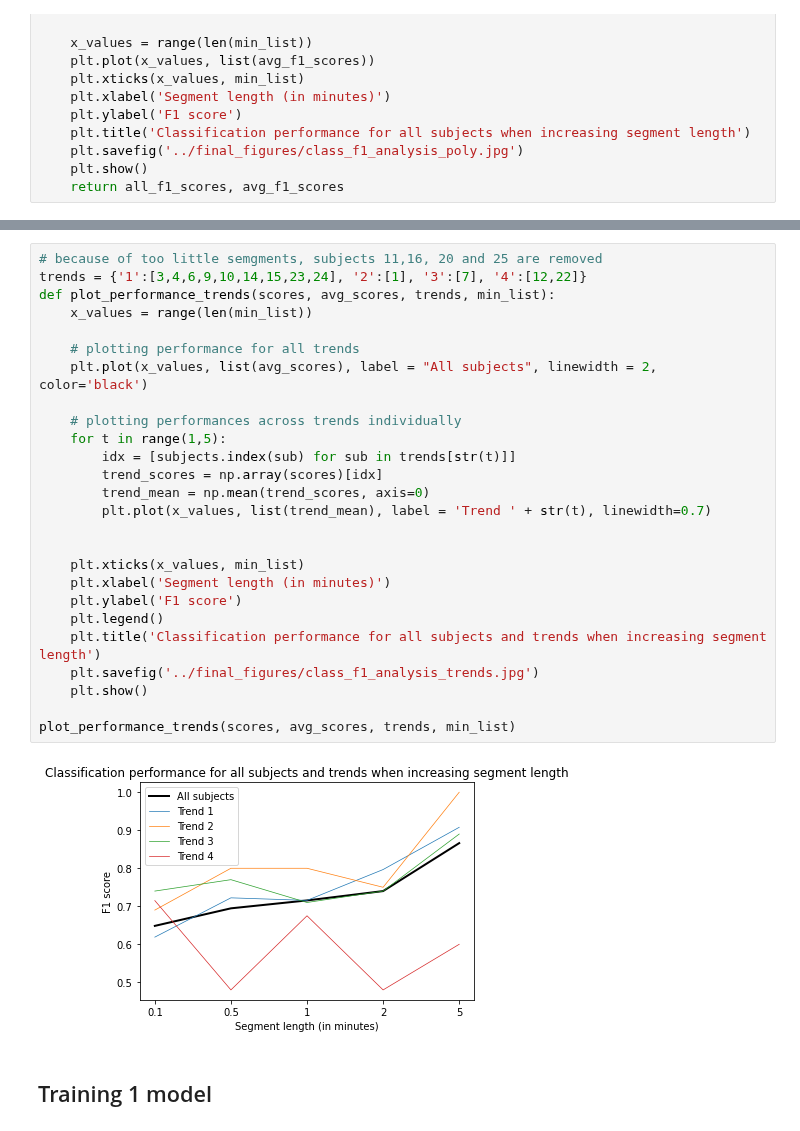
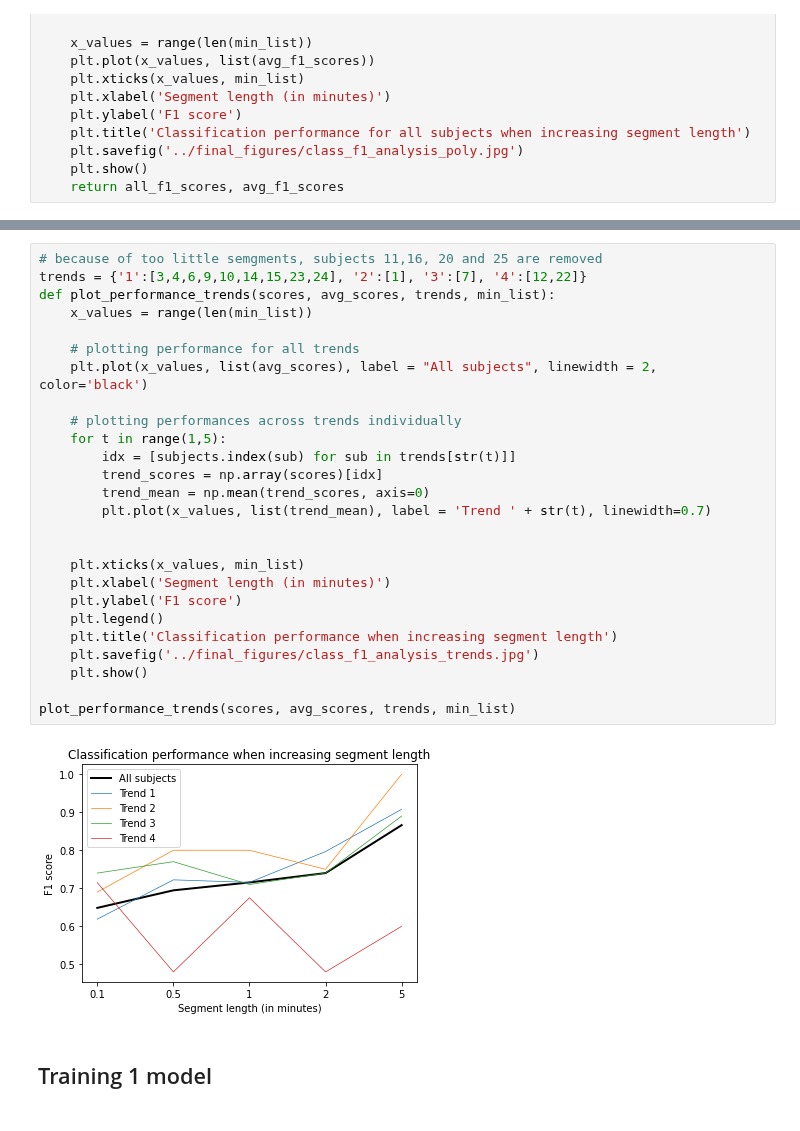
Before and after one commit to fruste/driver-drowsiness, a Jupyter notebook: code/classification.ipynb, the cells around one changed output, grey strips where cells are left out. Cells and saved outputs as stored; diff of their text form.

```diff
--- a/code/classification.ipynb
+++ b/code/classification.ipynb
@@ -139,31 +140,31 @@ SUBJECT24 DONE [0.1, 0.23, 0.29, 0.57, 1.0]
 # %%
 # because of too little semgments, subjects 11,16, 20 and 25 are removed
 trends = {'1':[3,4,6,9,10,14,15,23,24], '2':[1], '3':[7], '4':[12,22]}
 def plot_performance_trends(scores, avg_scores, trends, min_list):
     x_values = range(len(min_list))
 
     # plotting performance for all trends
     plt.plot(x_values, list(avg_scores), label = "All subjects", linewidth = 2, color='black')
 
     # plotting performances across trends individually
     for t in range(1,5):
         idx = [subjects.index(sub) for sub in trends[str(t)]]
         trend_scores = np.array(scores)[idx]
         trend_mean = np.mean(trend_scores, axis=0)
         plt.plot(x_values, list(trend_mean), label = 'Trend ' + str(t), linewidth=0.7)
 
 
     plt.xticks(x_values, min_list)
     plt.xlabel('Segment length (in minutes)')
     plt.ylabel('F1 score')
     plt.legend()
-    plt.title('Classification performance for all subjects and trends when increasing segment length')
+    plt.title('Classification performance when increasing segment length')
     plt.savefig('../final_figures/class_f1_analysis_trends.jpg')
     plt.show()
 
 plot_performance_trends(scores, avg_scores, trends, min_list)
 # %% [output]
-[figure, old version]
+[figure, new version]
 # %% [markdown]
 ## Training 1 model
 # %%
```
Also changed, not shown: parts of 4 cells of this notebook, 5 other files.
